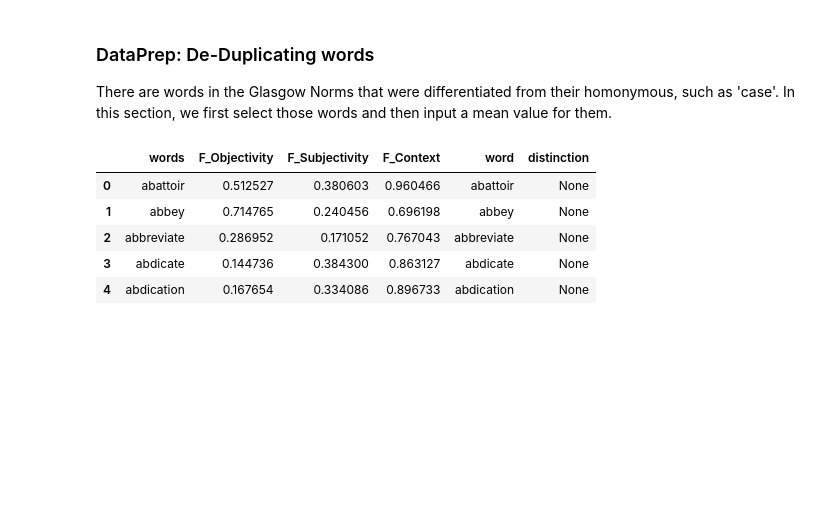
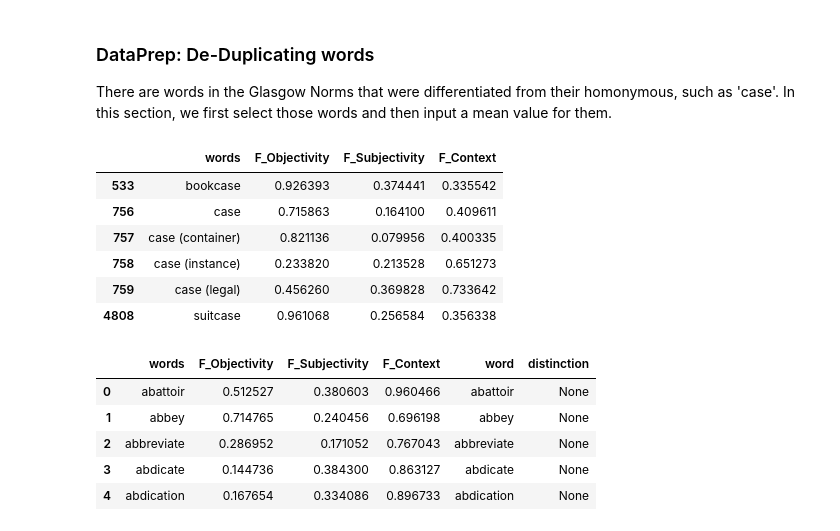
Before and after one commit to tbnsilveira/semantic_classifier, a Jupyter notebook: notebooks/Exp01_SCA_WE.ipynb, the cells around one changed output. Cells and saved outputs as stored; diff of their text form; code cells hidden in the pictures; blank space fills up the shorter version.

```diff
--- a/notebooks/Exp01_SCA_WE.ipynb
+++ b/notebooks/Exp01_SCA_WE.ipynb
@@ -123,6 +112,17 @@ df_factors.head()
 # %% [markdown]
 ### DataPrep: De-Duplicating words
 There are words in the Glasgow Norms that were differentiated from their homonymous, such as 'case'. In this section, we first select those words and then input a mean value for them.
+# %%
+## Exemplifying the need for de-duplication:
+df_factors[df_factors['words'].str.contains('case')]
+# %% [output]
+|  | words | F_Objectivity | F_Subjectivity | F_Context |
+| 533 | bookcase | 0.926393 | 0.374441 | 0.335542 |
+| 756 | case | 0.715863 | 0.164100 | 0.409611 |
+| 757 | case (container) | 0.821136 | 0.079956 | 0.400335 |
+| 758 | case (instance) | 0.233820 | 0.213528 | 0.651273 |
+| 759 | case (legal) | 0.456260 | 0.369828 | 0.733642 |
+| 4808 | suitcase | 0.961068 | 0.256584 | 0.356338 |
 # %%
 ## Creating a new dataframe by splitting the 'words' column into two columns:
 df_homonym = df_factors.copy()
```
Also changed, not shown: parts of 49 cells of this notebook.
